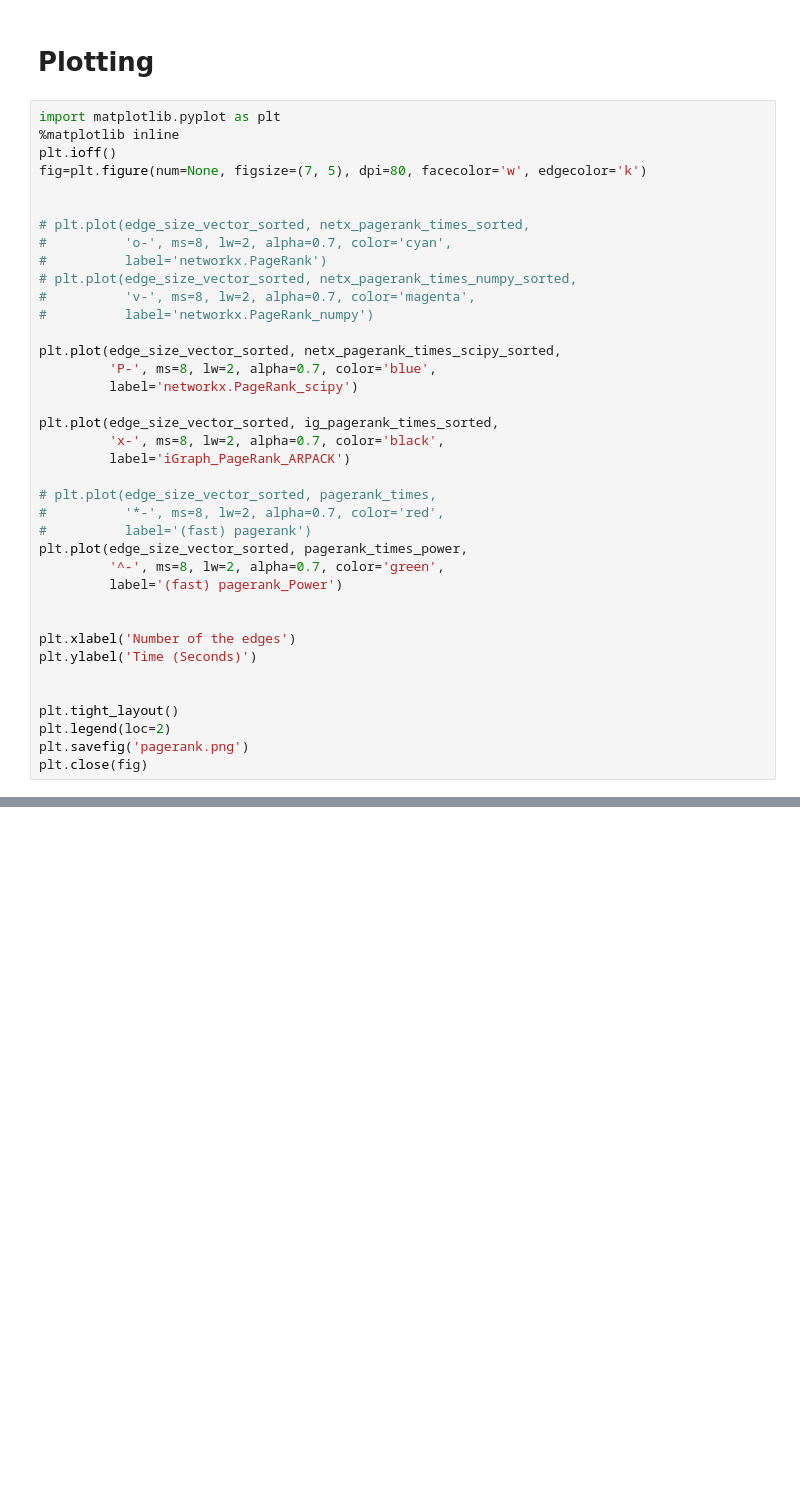
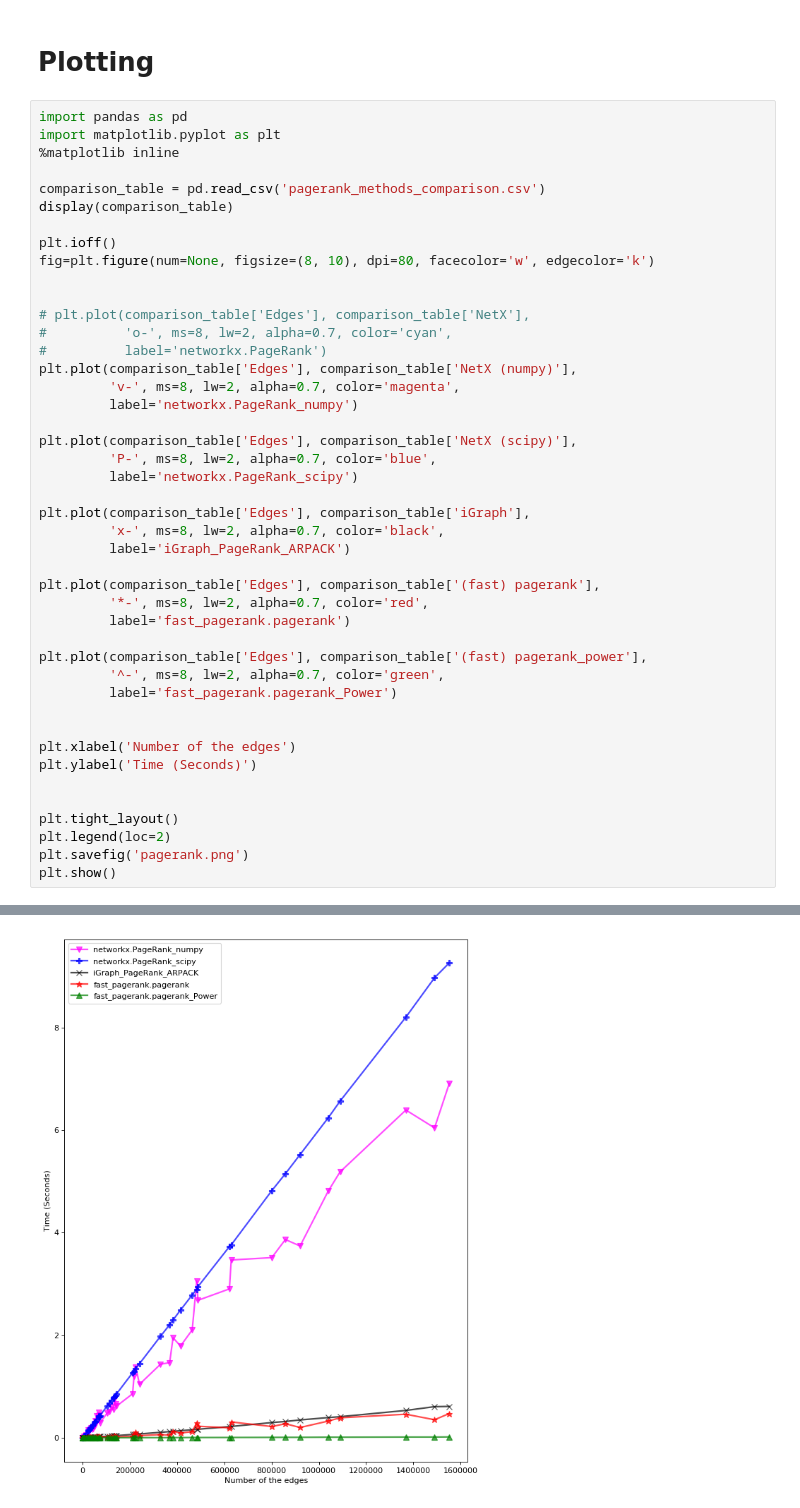
Before and after one commit to asajadi/fast-pagerank, a Jupyter notebook: notebooks/Fast-PageRank.ipynb, the cells around one changed output, grey strips where cells are left out. Saved outputs shown, nothing was run; the diff lists cells and outputs as text; blank space fills up the shorter version.

```diff
--- a/notebooks/Fast-PageRank.ipynb
+++ b/notebooks/Fast-PageRank.ipynb
@@ -622,33 +618,39 @@ print("Done")
 # %% [markdown]
 # Plotting
 # %%
+import pandas as pd
 import matplotlib.pyplot as plt
 %matplotlib inline
+
+comparison_table = pd.read_csv('pagerank_methods_comparison.csv')
+display(comparison_table)
+
 plt.ioff()
-fig=plt.figure(num=None, figsize=(7, 5), dpi=80, facecolor='w', edgecolor='k')
+fig=plt.figure(num=None, figsize=(8, 10), dpi=80, facecolor='w', edgecolor='k')
 
 
-# plt.plot(edge_size_vector_sorted, netx_pagerank_times_sorted,
+# plt.plot(comparison_table['Edges'], comparison_table['NetX'],
 #          'o-', ms=8, lw=2, alpha=0.7, color='cyan',
 #          label='networkx.PageRank')
-# plt.plot(edge_size_vector_sorted, netx_pagerank_times_numpy_sorted,
-#          'v-', ms=8, lw=2, alpha=0.7, color='magenta',
-#          label='networkx.PageRank_numpy')
+plt.plot(comparison_table['Edges'], comparison_table['NetX (numpy)'],
+         'v-', ms=8, lw=2, alpha=0.7, color='magenta',
+         label='networkx.PageRank_numpy')
 
-plt.plot(edge_size_vector_sorted, netx_pagerank_times_scipy_sorted,
+plt.plot(comparison_table['Edges'], comparison_table['NetX (scipy)'],
          'P-', ms=8, lw=2, alpha=0.7, color='blue',
          label='networkx.PageRank_scipy')
 
-plt.plot(edge_size_vector_sorted, ig_pagerank_times_sorted,
+plt.plot(comparison_table['Edges'], comparison_table['iGraph'],
          'x-', ms=8, lw=2, alpha=0.7, color='black',
          label='iGraph_PageRank_ARPACK')
 
-# plt.plot(edge_size_vector_sorted, pagerank_times,
-#          '*-', ms=8, lw=2, alpha=0.7, color='red',
-#          label='(fast) pagerank')
-plt.plot(edge_size_vector_sorted, pagerank_times_power,
+plt.plot(comparison_table['Edges'], comparison_table['(fast) pagerank'],
+         '*-', ms=8, lw=2, alpha=0.7, color='red',
+         label='fast_pagerank.pagerank')
+
+plt.plot(comparison_table['Edges'], comparison_table['(fast) pagerank_power'],
          '^-', ms=8, lw=2, alpha=0.7, color='green',
-         label='(fast) pagerank_Power')
+         label='fast_pagerank.pagerank_Power')
 
 
 plt.xlabel('Number of the edges')
@@ -658,5 +660,5 @@ plt.ylabel('Time (Seconds)')
 plt.tight_layout()
 plt.legend(loc=2)
 plt.savefig('pagerank.png')
-plt.close(fig)
+plt.show()
 # %% [output]
@@ -664,0 +682 @@ plt.close(fig)
+[figure, added]
```
Also changed, not shown: parts of 8 cells of this notebook, 4 other files.
